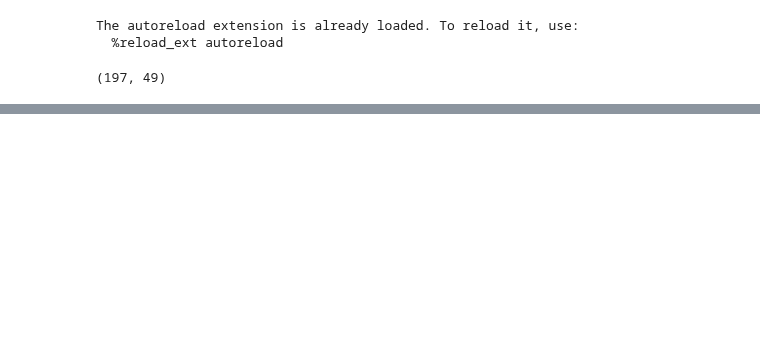
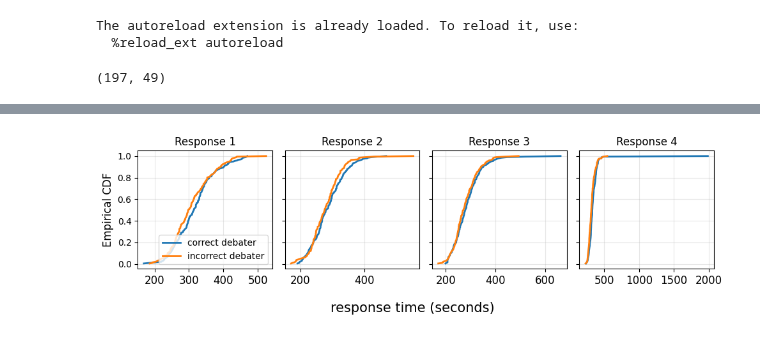
Before and after one commit to joshlevy89/llm_judge_debate_NEW, a Jupyter notebook: analysis/analysis_debate_times.ipynb, the cells around one changed output, grey strips where cells are left out. Drawn from its saved outputs; the diff is of its cells as text; code cells hidden in the pictures; blank space fills up the shorter version.

```diff
--- a/analysis/analysis_debate_times.ipynb
+++ b/analysis/analysis_debate_times.ipynb
@@ -73,0 +102,17 @@ max(correct_by_turn_dict)
+# %%
+fig, ax = plt.subplots(1, 4, figsize=(10, 3), sharey=True)
+
+num_turns_per_debater = max(correct_reasoning_by_turn_dict)
+for i in range(num_turns_per_debater + 1):
+    cdf((pd.Series(correct_reasoning_by_turn_dict[i]), pd.Series(incorrect_reasoning_by_turn_dict[i])), labels=['correct debater', 'incorrect debater'], ax=ax[i])
+    ax[i].set_title(f'Response {i+1}')
+ax[0].set_ylabel('Empirical CDF', fontsize=12)
+fig.supxlabel('response time (seconds)', fontsize=15, y=0.02)
+plt.tight_layout()
+
+# ax[0].legend(handles=legend_elements, loc='lower right', fontsize=12)
+ax[0].legend(['correct debater', 'incorrect debater'], loc='lower right', fontsize=10)
+plt.tight_layout()
+plt.show()
+# %% [output]
+[figure, new version]
```
Also changed, not shown: parts of 6 cells of this notebook, 2 other files.
